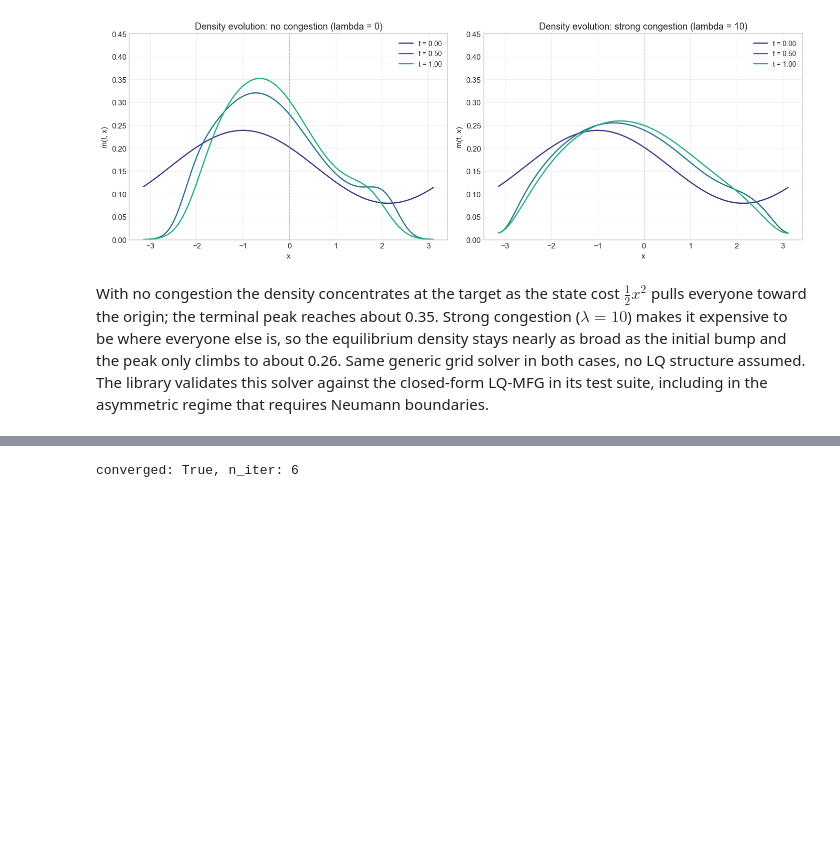
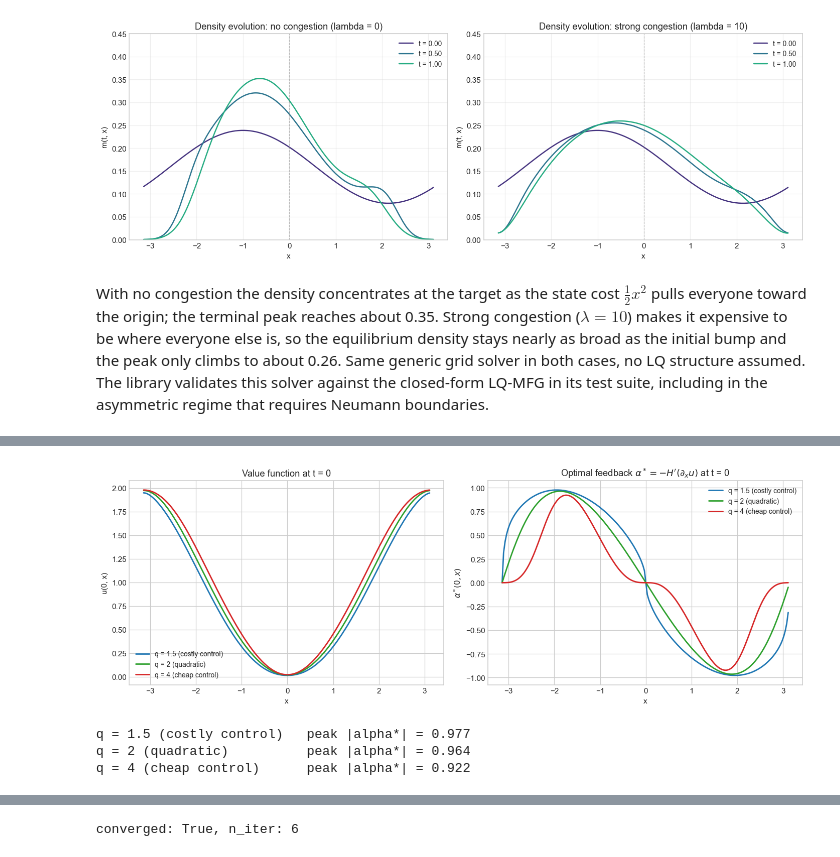
Before and after one commit to TriGo06/MVKit, a Jupyter notebook: notebooks/mvkit_tour.ipynb, the cells around one changed output, grey strips where cells are left out. Drawn from its saved outputs; the diff is of its cells as text; code cells hidden in the pictures; blank space fills up the shorter version.

```diff
--- a/notebooks/mvkit_tour.ipynb
+++ b/notebooks/mvkit_tour.ipynb
@@ -725,0 +750,51 @@ regime that requires Neumann boundaries.
+# %%
+from mvkit.mfg import power_hamiltonian, solve_hjb
+
+n_x_h = 200
+x_h = np.linspace(-np.pi, np.pi, n_x_h, endpoint=False)
+sigma_h, T_h, n_t_h = 0.3, 1.0, 300
+
+
+def running_cost_h(t, x):
+    return 1.0 - np.cos(x)
+
+
+cases = [
+    ("q = 1.5 (costly control)", power_hamiltonian(1.5), "tab:blue"),
+    ("q = 2 (quadratic)", "quadratic", "tab:green"),
+    ("q = 4 (cheap control)", power_hamiltonian(4.0), "tab:red"),
+]
+
+solutions = {
+    label: solve_hjb(
+        sigma=sigma_h, T=T_h, x_grid=x_h, n_t=n_t_h,
+        terminal=np.zeros(n_x_h), running_cost=running_cost_h,
+        hamiltonian=ham,
+    )
+    for label, ham, _ in cases
+}
+
+fig, axes = plt.subplots(1, 2, figsize=(13, 4.6))
+for label, _, color in cases:
+    sol = solutions[label]
+    axes[0].plot(x_h, sol.u[0], color=color, lw=1.8, label=label)
+    axes[1].plot(x_h, sol.optimal_drift[0], color=color, lw=1.8, label=label)
+axes[0].set_xlabel("x")
+axes[0].set_ylabel("u(0, x)")
+axes[0].set_title("Value function at t = 0")
+axes[0].legend(fontsize=9)
+axes[1].set_xlabel("x")
+axes[1].set_ylabel(r"$\alpha^*(0, x)$")
+axes[1].set_title(r"Optimal feedback $\alpha^* = -H'(\partial_x u)$ at t = 0")
+axes[1].legend(fontsize=9)
+plt.tight_layout()
+plt.show()
+
+for label, _, _ in cases:
+    drift0 = solutions[label].optimal_drift[0]
+    print(f"{label:26s} peak |alpha*| = {np.max(np.abs(drift0)):.3f}")
+# %% [output]
+[figure, added]
+q = 1.5 (costly control)   peak |alpha*| = 0.977
+q = 2 (quadratic)          peak |alpha*| = 0.964
+q = 4 (cheap control)      peak |alpha*| = 0.922
```
Also changed, not shown: parts of 6 cells of this notebook, 1 other file.
